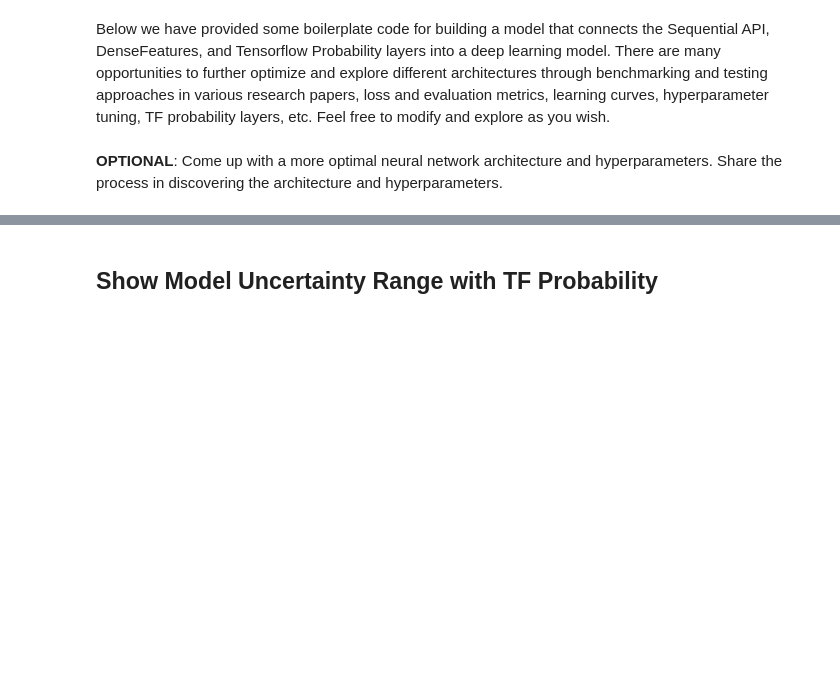
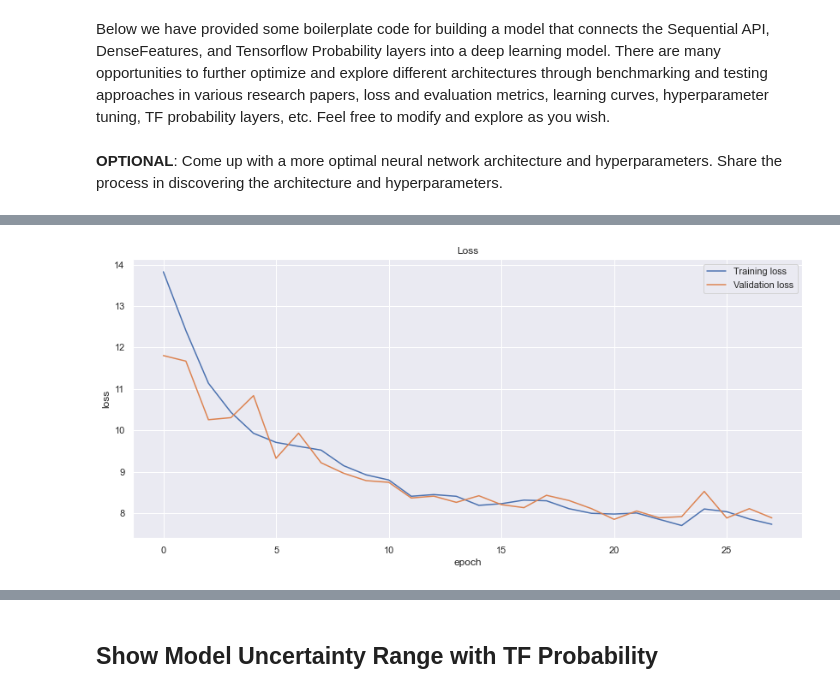
Before and after one commit to luigisaetta/uci-diabetes, a Jupyter notebook: project/starter_code/student_project.ipynb, the cells around one changed output, grey strips where cells are left out. Saved outputs shown, nothing was run; the diff lists cells and outputs as text; code cells hidden in the pictures; blank space fills up the shorter version.

Commit message:
added model training

```diff
--- a/project/starter_code/student_project.ipynb
+++ b/project/starter_code/student_project.ipynb
@@ -319,7 +320,11 @@ and I have inserted a list with them already in the categorical list.
 These will be required for later steps when analyzing data splits and model biases.
 '''
 required_demo_col_list = ['race', 'gender', 'age']
-student_categorical_col_list = [ 'primary_diagnosis_code', 'other_diagnosis_codes', 'change',
+
+# for now I remove primary_diagnosis_code and other_diagnosis_cod for their high cardinalidy
+# that would require an approach diferent from one-hot encoding
+# student_categorical_col_list = [ 'primary_diagnosis_code', 'other_diagnosis_codes', 'change',
+student_categorical_col_list = [ 'change',
                                 'readmitted' ] + required_demo_col_list + ndc_col_list
 student_numerical_col_list = [ 'number_outpatient', 'number_inpatient', 'number_emergency',
                              'num_lab_procedures', 'number_diagnoses', 'num_medications',
@@ -640,3 +743,6 @@ def build_diabetes_model(train_ds, val_ds,  feature_layer,  epochs=5, loss_metri
     return model, history
-# %%
-diabetes_model, history = build_diabetes_model(diabetes_train_ds, diabetes_val_ds,  claim_feature_layer,  epochs=10)
+# %%
+units_list = [96, 128, 156, 192, 256]
+
+for n_units in units_list:
+    diabetes_model, history = build_diabetes_model(diabetes_train_ds, diabetes_val_ds,  claim_feature_layer,  epochs=30, n_units=n_units)
@@ -642,0 +767,16 @@ diabetes_model, history = build_diabetes_model(diabetes_train_ds, diabetes_val_d
+# %%
+def plot_loss(hist, skip):
+    plt.figure(figsize=(14,6))
+
+    plt.plot(hist.history['loss'][skip:], label='Training loss')
+    plt.plot(hist.history['val_loss'][skip:], label='Validation loss')
+    plt.title('Loss')
+    plt.legend(loc='upper right')
+    plt.ylabel('loss')
+    plt.xlabel('epoch')
+    plt.grid(True)
+    plt.show();
+# %%
+plot_loss(history, 2)
+# %% [output]
+[figure, added]
```
Also changed, not shown: parts of 11 cells of this notebook, 1 other file.
